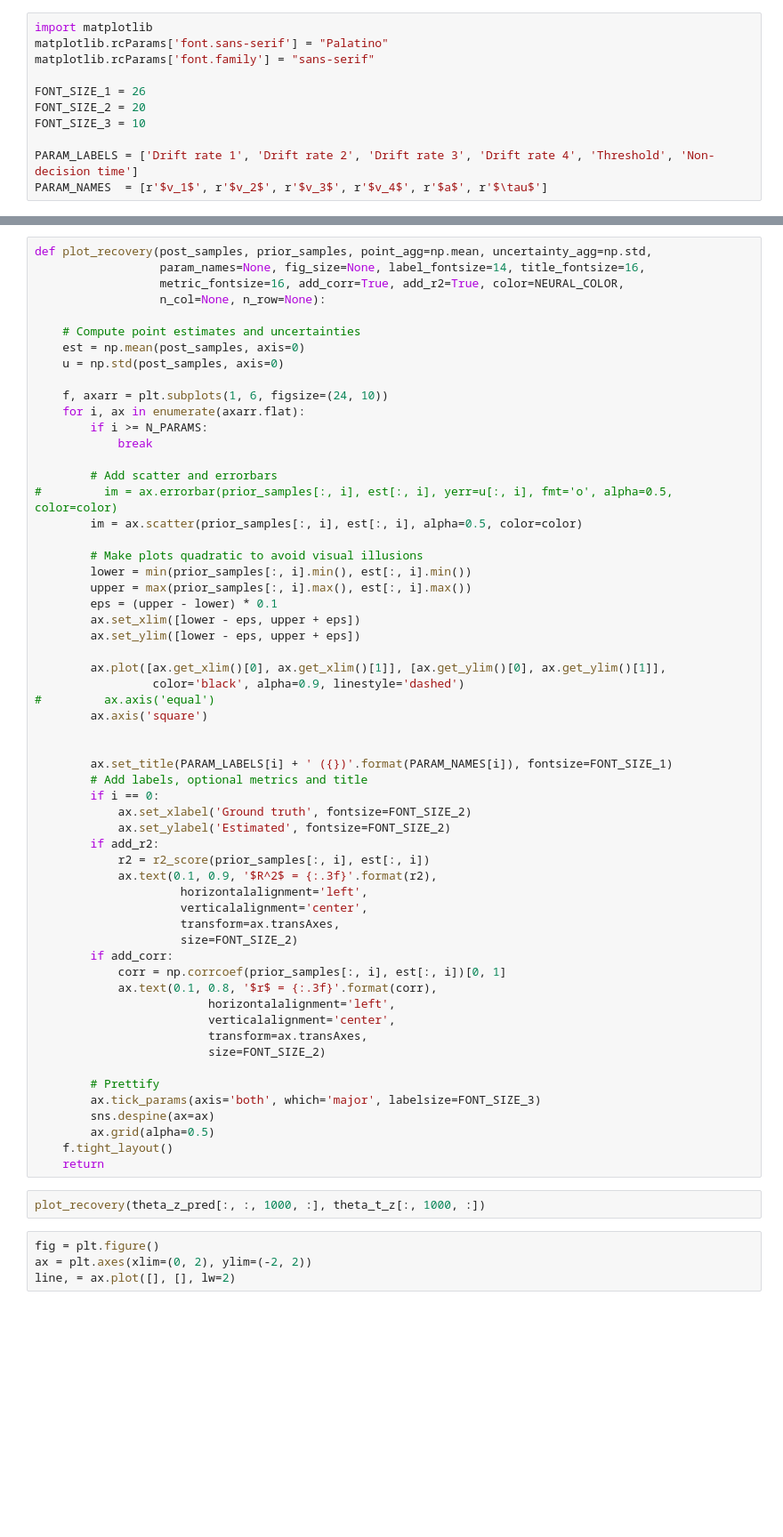
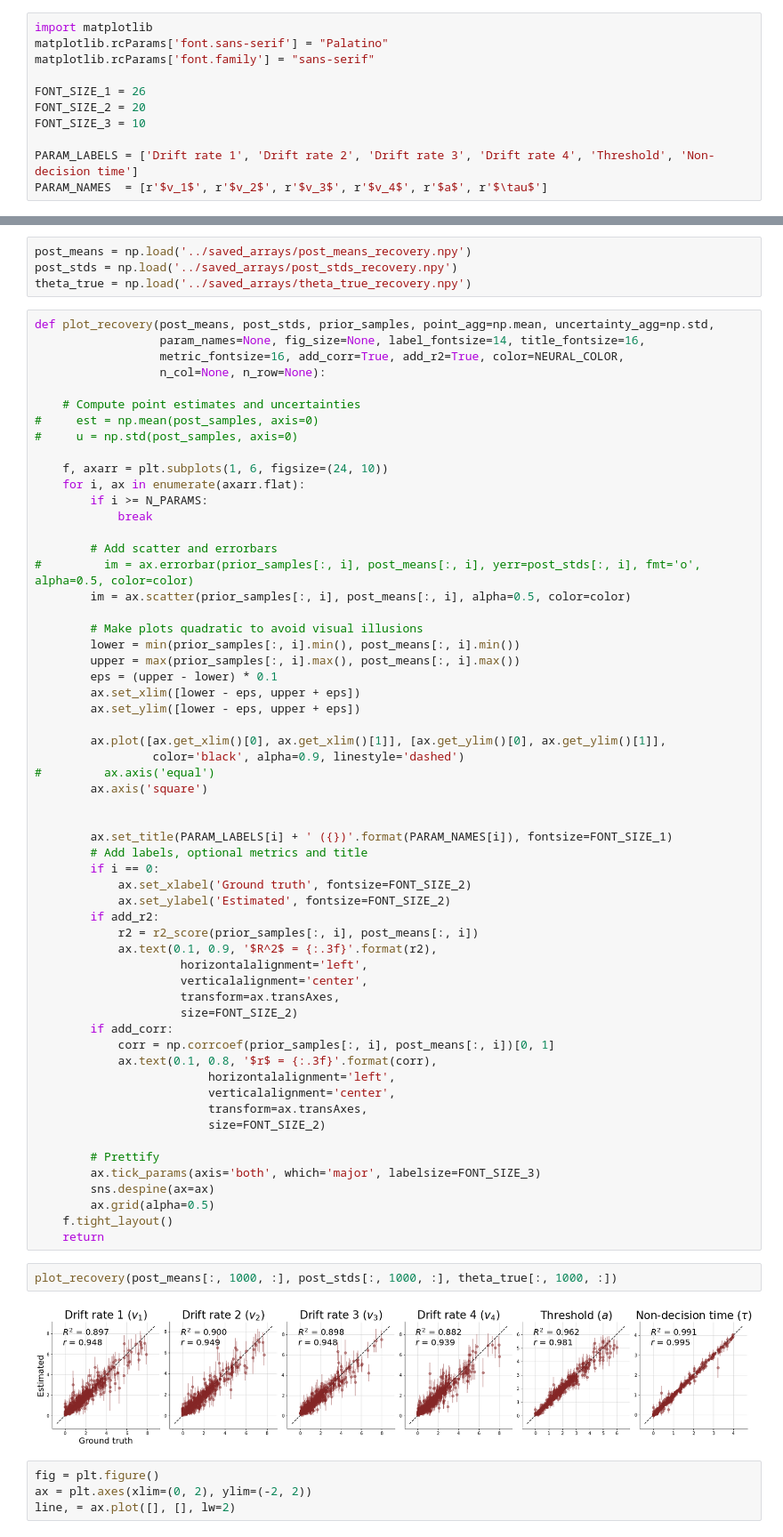
Before and after one commit to LuSchumacher/dynamic_ddm, a Jupyter notebook: notebooks/full_dynamic_dm_joint.ipynb, the cells around one changed output, grey strips where cells are left out. Shown at 89% size. Saved outputs shown, nothing was run; the diff lists cells and outputs as text; blank space fills up the shorter version.

```diff
--- a/notebooks/full_dynamic_dm_joint.ipynb
+++ b/notebooks/full_dynamic_dm_joint.ipynb
@@ -929,12 +936,16 @@ PARAM_NAMES  = [r'$v_1$', r'$v_2$', r'$v_3$', r'$v_4$', r'$a$', r'$\tau$']
+# %%
+post_means = np.load('../saved_arrays/post_means_recovery.npy')
+post_stds = np.load('../saved_arrays/post_stds_recovery.npy')
+theta_true = np.load('../saved_arrays/theta_true_recovery.npy')
 # %%
-def plot_recovery(post_samples, prior_samples, point_agg=np.mean, uncertainty_agg=np.std,
+def plot_recovery(post_means, post_stds, prior_samples, point_agg=np.mean, uncertainty_agg=np.std,
                   param_names=None, fig_size=None, label_fontsize=14, title_fontsize=16,
                   metric_fontsize=16, add_corr=True, add_r2=True, color=NEURAL_COLOR,
                   n_col=None, n_row=None):
 
     # Compute point estimates and uncertainties
-    est = np.mean(post_samples, axis=0)
-    u = np.std(post_samples, axis=0)
+#     est = np.mean(post_samples, axis=0)
+#     u = np.std(post_samples, axis=0)
 
     f, axarr = plt.subplots(1, 6, figsize=(24, 10))
     for i, ax in enumerate(axarr.flat):
@@ -942,12 +953,12 @@ def plot_recovery(post_samples, prior_samples, point_agg=np.mean, uncertainty_ag
             break
 
         # Add scatter and errorbars
-#         im = ax.errorbar(prior_samples[:, i], est[:, i], yerr=u[:, i], fmt='o', alpha=0.5, color=color)
-        im = ax.scatter(prior_samples[:, i], est[:, i], alpha=0.5, color=color)
+#         im = ax.errorbar(prior_samples[:, i], post_means[:, i], yerr=post_stds[:, i], fmt='o', alpha=0.5, color=color)
+        im = ax.scatter(prior_samples[:, i], post_means[:, i], alpha=0.5, color=color)
 
         # Make plots quadratic to avoid visual illusions
-        lower = min(prior_samples[:, i].min(), est[:, i].min())
-        upper = max(prior_samples[:, i].max(), est[:, i].max())
+        lower = min(prior_samples[:, i].min(), post_means[:, i].min())
+        upper = max(prior_samples[:, i].max(), post_means[:, i].max())
         eps = (upper - lower) * 0.1
         ax.set_xlim([lower - eps, upper + eps])
         ax.set_ylim([lower - eps, upper + eps])
@@ -964,14 +975,14 @@ def plot_recovery(post_samples, prior_samples, point_agg=np.mean, uncertainty_ag
             ax.set_xlabel('Ground truth', fontsize=FONT_SIZE_2)
             ax.set_ylabel('Estimated', fontsize=FONT_SIZE_2)
         if add_r2:
-            r2 = r2_score(prior_samples[:, i], est[:, i])
+            r2 = r2_score(prior_samples[:, i], post_means[:, i])
             ax.text(0.1, 0.9, '$R^2$ = {:.3f}'.format(r2),
                      horizontalalignment='left',
                      verticalalignment='center',
                      transform=ax.transAxes,
                      size=FONT_SIZE_2)
         if add_corr:
-            corr = np.corrcoef(prior_samples[:, i], est[:, i])[0, 1]
+            corr = np.corrcoef(prior_samples[:, i], post_means[:, i])[0, 1]
             ax.text(0.1, 0.8, '$r$ = {:.3f}'.format(corr),
                          horizontalalignment='left',
                          verticalalignment='center',
@@ -985,7 +996,9 @@ def plot_recovery(post_samples, prior_samples, point_agg=np.mean, uncertainty_ag
     f.tight_layout()
     return
 # %%
-plot_recovery(theta_z_pred[:, :, 1000, :], theta_t_z[:, 1000, :])
+plot_recovery(post_means[:, 1000, :], post_stds[:, 1000, :], theta_true[:, 1000, :])
+# %% [output]
+[figure, added]
 # %%
 fig = plt.figure()
 ax = plt.axes(xlim=(0, 2), ylim=(-2, 2))
```
Also changed, not shown: parts of 7 cells of this notebook.
